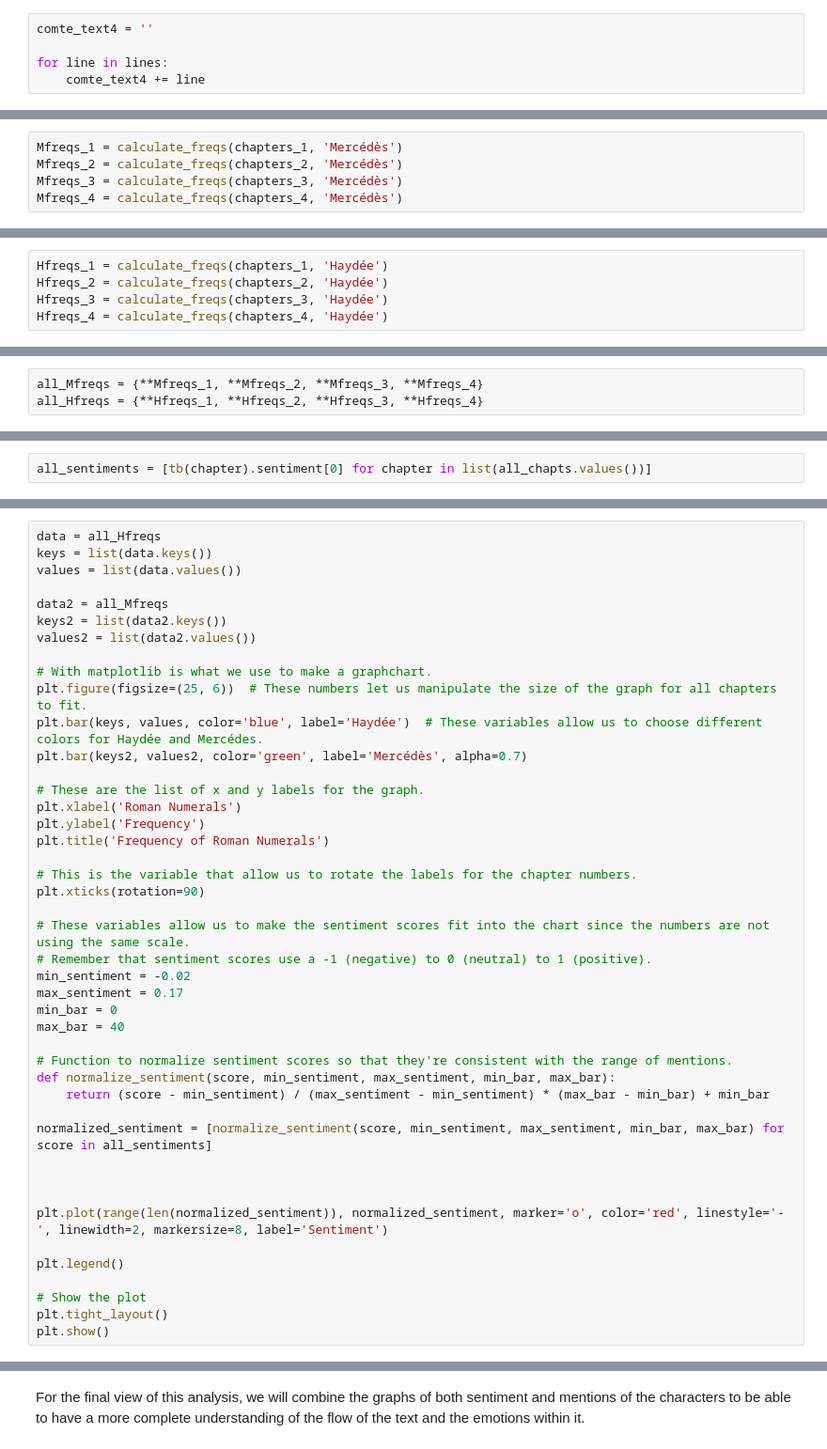
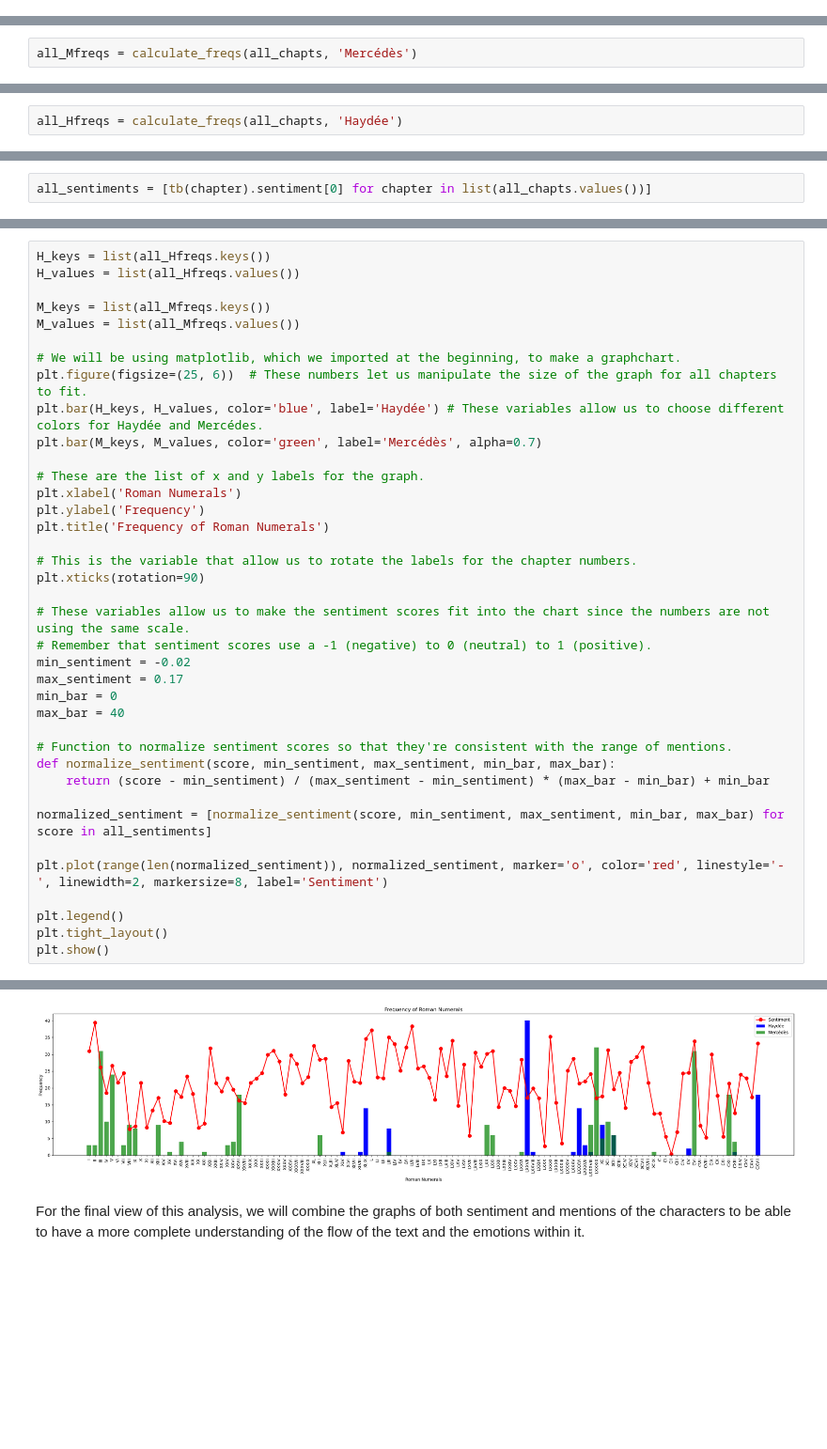
Before and after one commit to Dani1034/dumas_python, a Jupyter notebook: Dumas_Final.ipynb, the cells around one changed output, grey strips where cells are left out. Shown at 94% size. Saved outputs shown, nothing was run; the diff lists cells and outputs as text; blank space fills up the shorter version.

```diff
--- a/Dumas_Final.ipynb
+++ b/Dumas_Final.ipynb
@@ -33,8 +20,3 @@ with open ('comte-4.txt') as f:
-# %%
-comte_text4 = ''
-
-for line in lines:
-    comte_text4 += line
 # %% [markdown]
 Next step is to import all libraries that will be needed for this process.
 
@@ -111,6 +119,3 @@ Now, we are telling Python to use the calculate_freqs function while looking for
 # %%
-Mfreqs_1 = calculate_freqs(chapters_1, 'Mercédès')
-Mfreqs_2 = calculate_freqs(chapters_2, 'Mercédès')
-Mfreqs_3 = calculate_freqs(chapters_3, 'Mercédès')
-Mfreqs_4 = calculate_freqs(chapters_4, 'Mercédès')
+all_Mfreqs = calculate_freqs(all_chapts, 'Mercédès')
 # %% [markdown]
@@ -118,5 +123,2 @@ After, we repeat the process while looking for the 'Haydée' named entity and st
 # %%
-Hfreqs_1 = calculate_freqs(chapters_1, 'Haydée')
-Hfreqs_2 = calculate_freqs(chapters_2, 'Haydée')
-Hfreqs_3 = calculate_freqs(chapters_3, 'Haydée')
-Hfreqs_4 = calculate_freqs(chapters_4, 'Haydée')
+all_Hfreqs = calculate_freqs(all_chapts, 'Haydée')
@@ -125,3 +124,0 @@ The next step is storing all those frequencies in dictionaries named all_Mfreqs
-# %%
-all_Mfreqs = {**Mfreqs_1, **Mfreqs_2, **Mfreqs_3, **Mfreqs_4}
-all_Hfreqs = {**Hfreqs_1, **Hfreqs_2, **Hfreqs_3, **Hfreqs_4}
@@ -161,16 +135,14 @@ Since now we have all scores, then we will plot them into a graph. The data vari
 # %%
-data = all_Hfreqs
-keys = list(data.keys())
-values = list(data.values())
+H_keys = list(all_Hfreqs.keys())
+H_values = list(all_Hfreqs.values())
 
-data2 = all_Mfreqs
-keys2 = list(data2.keys())
-values2 = list(data2.values())
+M_keys = list(all_Mfreqs.keys())
+M_values = list(all_Mfreqs.values())
 
-# With matplotlib is what we use to make a graphchart.
+# We will be using matplotlib, which we imported at the beginning, to make a graphchart.
 plt.figure(figsize=(25, 6))  # These numbers let us manipulate the size of the graph for all chapters to fit.
-plt.bar(keys, values, color='blue', label='Haydée')  # These variables allow us to choose different colors for Haydée and Mercédes.
-plt.bar(keys2, values2, color='green', label='Mercédès', alpha=0.7)
+plt.bar(H_keys, H_values, color='blue', label='Haydée') # These variables allow us to choose different colors for Haydée and Mercédes.
+plt.bar(M_keys, M_values, color='green', label='Mercédès', alpha=0.7)
 
 # These are the list of x and y labels for the graph.
 plt.xlabel('Roman Numerals')
@@ -193,13 +165,9 @@ def normalize_sentiment(score, min_sentiment, max_sentiment, min_bar, max_bar):
 
 normalized_sentiment = [normalize_sentiment(score, min_sentiment, max_sentiment, min_bar, max_bar) for score in all_sentiments]
 
-
-
 plt.plot(range(len(normalized_sentiment)), normalized_sentiment, marker='o', color='red', linestyle='-', linewidth=2, markersize=8, label='Sentiment')
 
 plt.legend()
-
-# Show the plot
 plt.tight_layout()
 plt.show()
 # %% [output]
@@ -207,3 +174,4 @@ NameError: name 'all_Hfreqs' is not defined
+[figure, added]
 # %% [markdown]
 For the final view of this analysis, we will combine the graphs of both sentiment and mentions of the characters to be able to have a more complete understanding of the flow of the text and the emotions within it.
 # %%
```
Also changed, not shown: parts of 33 cells of this notebook.
